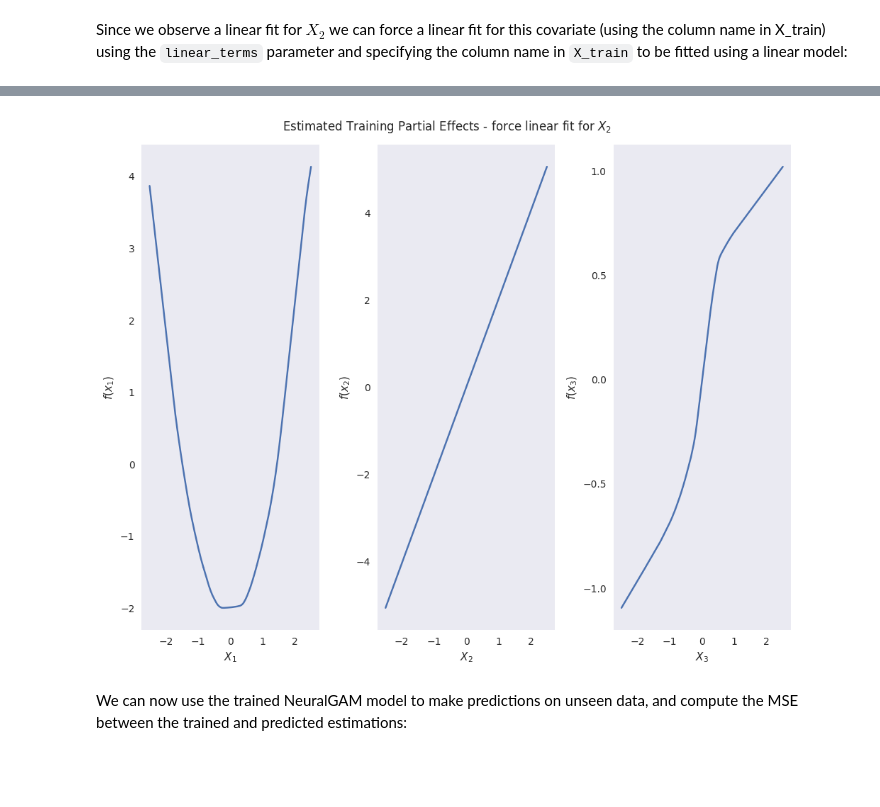
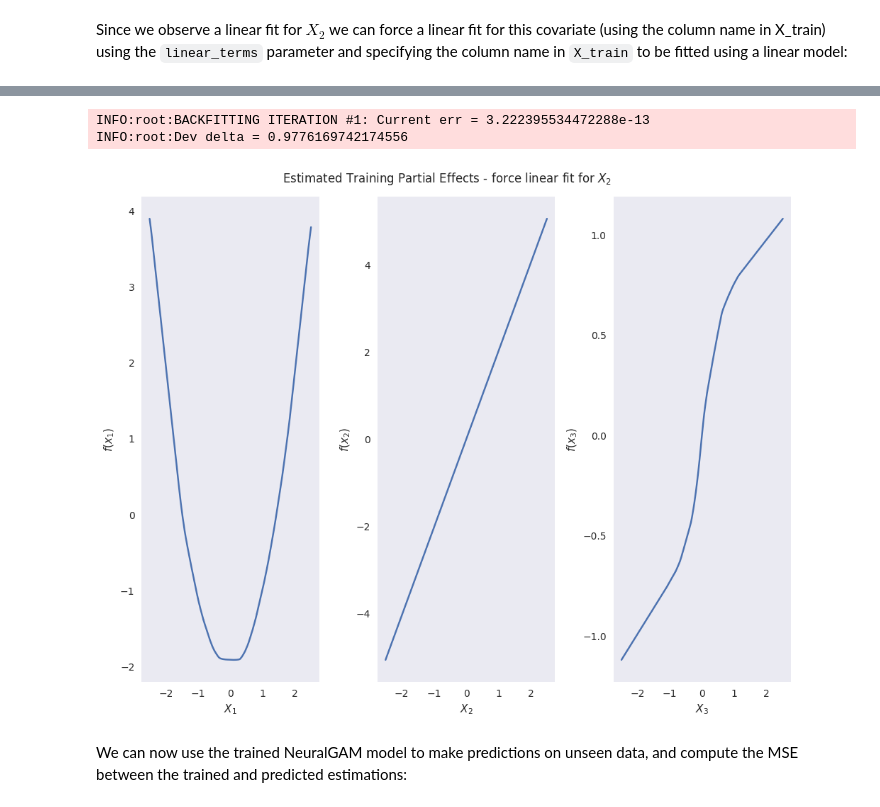
Before and after one commit to inesortega/pyNeuralGAM, a Jupyter notebook: examples/LinearRegression.ipynb, the cells around one changed output, grey strips where cells are left out. Saved outputs shown, nothing was run; the diff lists cells and outputs as text; code cells hidden in the pictures; blank space fills up the shorter version.

```diff
--- a/examples/LinearRegression.ipynb
+++ b/examples/LinearRegression.ipynb
@@ -90,13 +101,13 @@ Since we observe a linear fit for $X_2$ we can force a linear fit for this covar
 # %%
 ngam = NeuralGAM(family="gaussian", num_units=units, learning_rate=learning_rate, linear_terms=[1])
 
-muhat, fs_train_estimated, eta = ngam.fit(X_train = X_train,
-                                y_train = y_train,
-                                max_iter_ls = 10,
-                                bf_threshold=10e-5,
-                                ls_threshold=0.1,
-                                max_iter_backfitting=10,
-                                parallel=True)
+ngam.fit(X_train = X_train,
+        y_train = y_train,
+        max_iter_ls = 10,
+        bf_threshold=10e-5,
+        ls_threshold=0.1,
+        max_iter_backfitting=10,
+        parallel=True)
 
-plot_partial_dependencies(x=X_train, fs=fs_train_estimated, title=f"Estimated Training Partial Effects - force linear fit for $X_2$")
+plot_partial_dependencies(x=X_train, fs=ngam.feature_contributions, title=f"Estimated Training Partial Effects - force linear fit for $X_2$")
 # %% [output]
@@ -107,4 +119,6 @@ plot_partial_dependencies(x=X_train, fs=fs_train_estimated, title=f"Estimated Tr
+INFO:root:BACKFITTING ITERATION #1: Current err = 3.222395534472288e-13
+INFO:root:Dev delta = 0.9776169742174556
-[figure, old version]
+[figure, new version]
 # %% [markdown]
 We can now use the trained NeuralGAM model to make predictions on unseen data, and compute the MSE between the trained and predicted estimations:
 # %%
```
Also changed, not shown: parts of 5 cells of this notebook, 9 other files.
